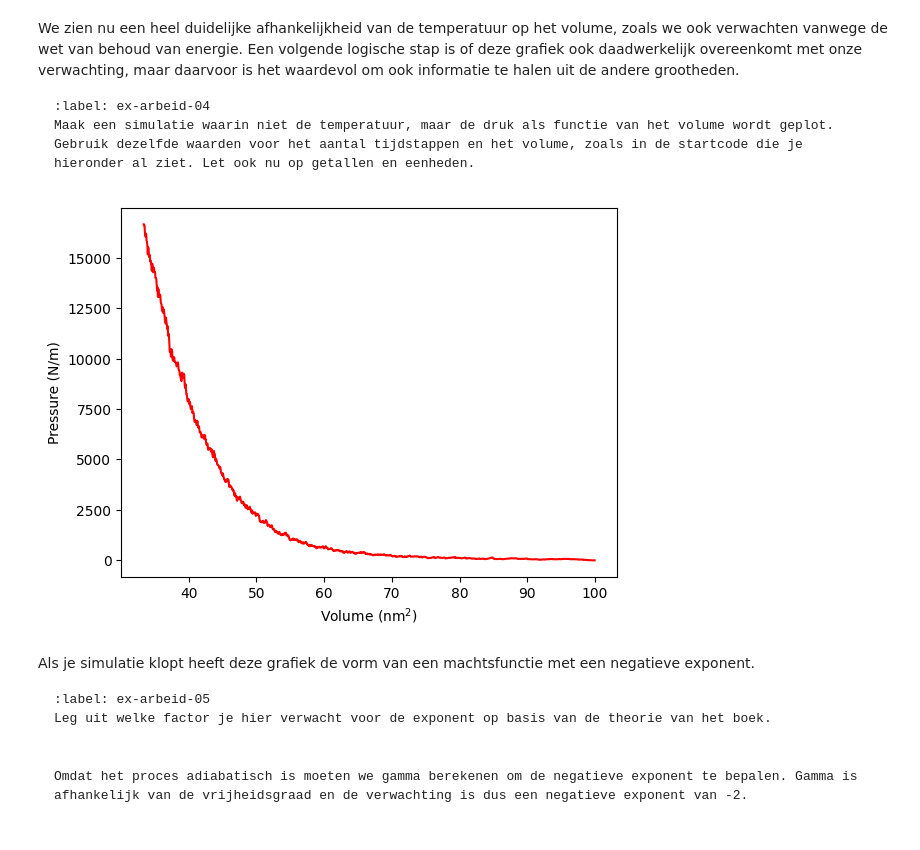
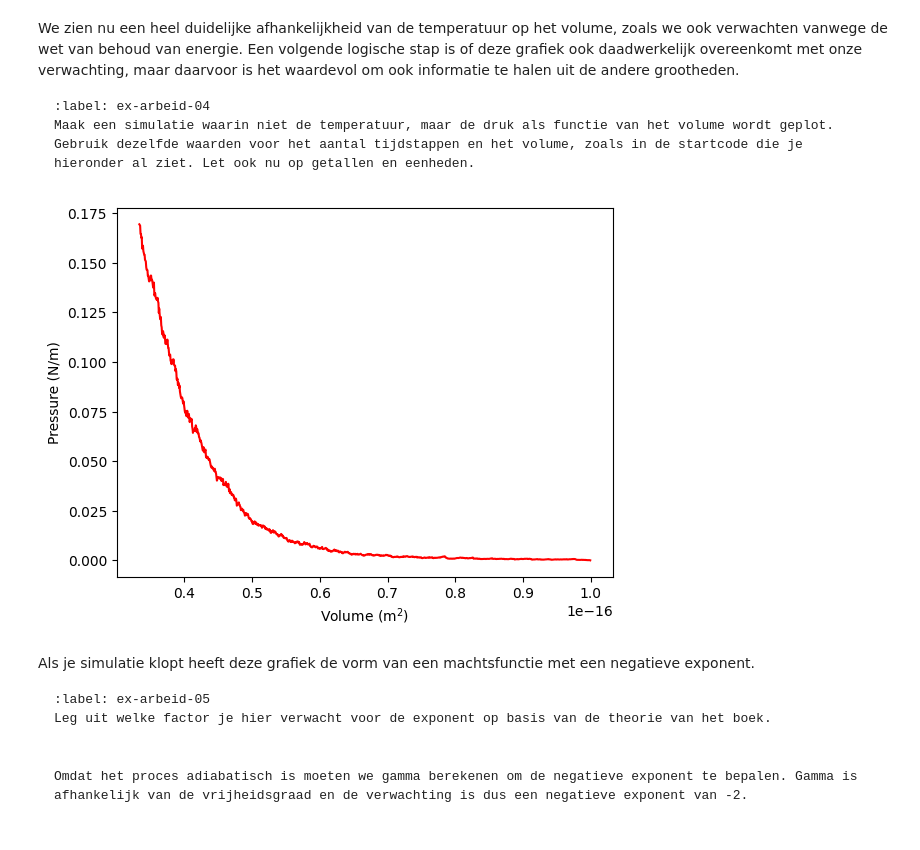
Before and after one commit to qsanson/Kwadraat, a Jupyter notebook: Content/PySim/7_arbeid.ipynb, the cells around one changed output. Saved outputs shown, nothing was run; the diff lists cells and outputs as text; code cells hidden in the pictures.

```diff
--- a/Content/PySim/7_arbeid.ipynb
+++ b/Content/PySim/7_arbeid.ipynb
@@ -47,10 +47,10 @@ import matplotlib.pyplot as plt
 from matplotlib.animation import FuncAnimation
 from scipy.optimize import curve_fit
 
-BOX_SIZE_0 = 10              # Hoogte en lengte startvolume
+BOX_SIZE_0 = 10e-9           # Hoogte en lengte startvolume
 N = 40                       # Aantal deeltjes
-V_0 = 300e9                  # Startsnelheid van deeltjes
-RADIUS = 0.5                 # Straal van moleculen
+V_0 = 300                    # Startsnelheid van deeltjes
+RADIUS = 0.5e-9              # Straal van moleculen
 DT = 1e-13                   # Tijdstap om geen botsing te missen
 V_PISTON_0 = -0.1 * V_0      # Startsnelheid van zuiger
 # (negatief betekent zowel links als rechts naar binnen gericht)
@@ -153,7 +153,7 @@ def create_particles(particles):
         vy = np.random.choice([-1, 1]) * np.sqrt(V_0**2 - vx**2)
         x = np.random.uniform(-box_length/2 + RADIUS, box_length/2 - RADIUS)
         y = np.random.uniform(-box_height/2 + RADIUS, box_height/2 - RADIUS)
-        particles.append(ParticleClass(m=1.0, v=[vx, vy], r=[x, y], R=RADIUS))
+        particles.append(ParticleClass(m=1.0e-26, v=[vx, vy], r=[x, y], R=RADIUS))
 
 def temperature(particles) -> float:
     E_kin_total = sum(p.kin_energy for p in particles)
@@ -351,29 +349,29 @@ Maak een simulatie waarin niet de temperatuur, maar de druk als functie van het
 # %%
 # breid deze code uit met jouw antwoord
 
 num_steps = round(2/3 * BOX_SIZE_0 / (2 * -V_PISTON_0 * DT))
 particles = []
-volumes = np.zeros(num_steps, dtype=float)     # nm^2 (want lengte/hoogte in nm)
+volumes = np.zeros(num_steps, dtype=float)     # m^2
 pressures = np.zeros(num_steps, dtype=float)   # N/m (2D “druk”: kracht per lengte)
 
 pressure = 0.0
 box_length = BOX_SIZE_0         # zetten zuiger terug
 v_piston = V_PISTON_0
 create_particles(particles)     # resetten deeltjes
 
 for i in range(num_steps):
     take_time_step(particles)
     volumes[i] = box_length * box_height
-    pressures[i] = pressure * 1e-21  #massa is in e-21 kg
+    pressures[i] = pressure
 
 # PLOT GRAFIEK
 plt.figure()
-plt.xlabel('Volume (nm$^2$)')
+plt.xlabel('Volume (m$^2$)')
 plt.ylabel('Pressure (N/m)')
 plt.plot(volumes, pressures, '-r')
 plt.show()
 # %% [output]
-[figure, old version]
+[figure, new version]
 # %% [markdown]
 Als je simulatie klopt heeft deze grafiek de vorm van een machtsfunctie met een negatieve exponent.
 
```
Also changed, not shown: parts of 8 cells of this notebook.
